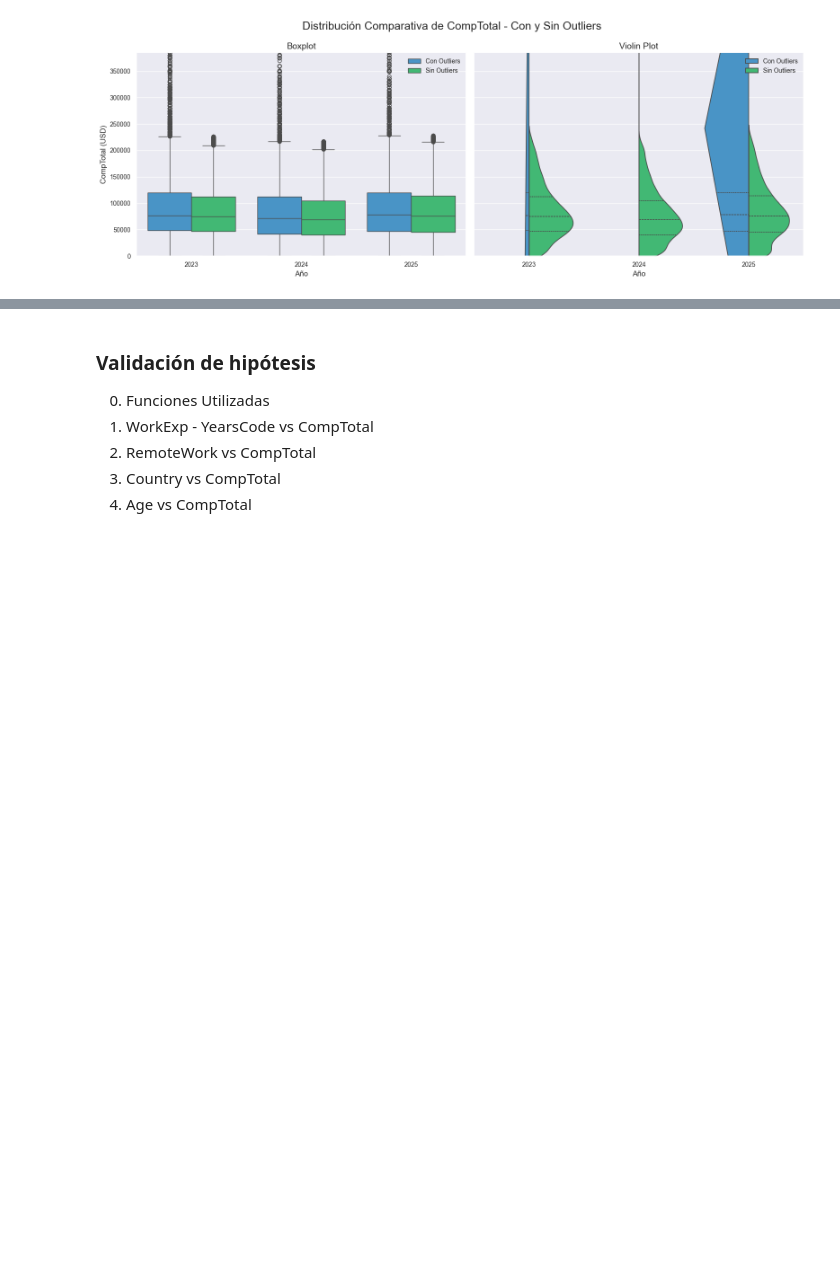
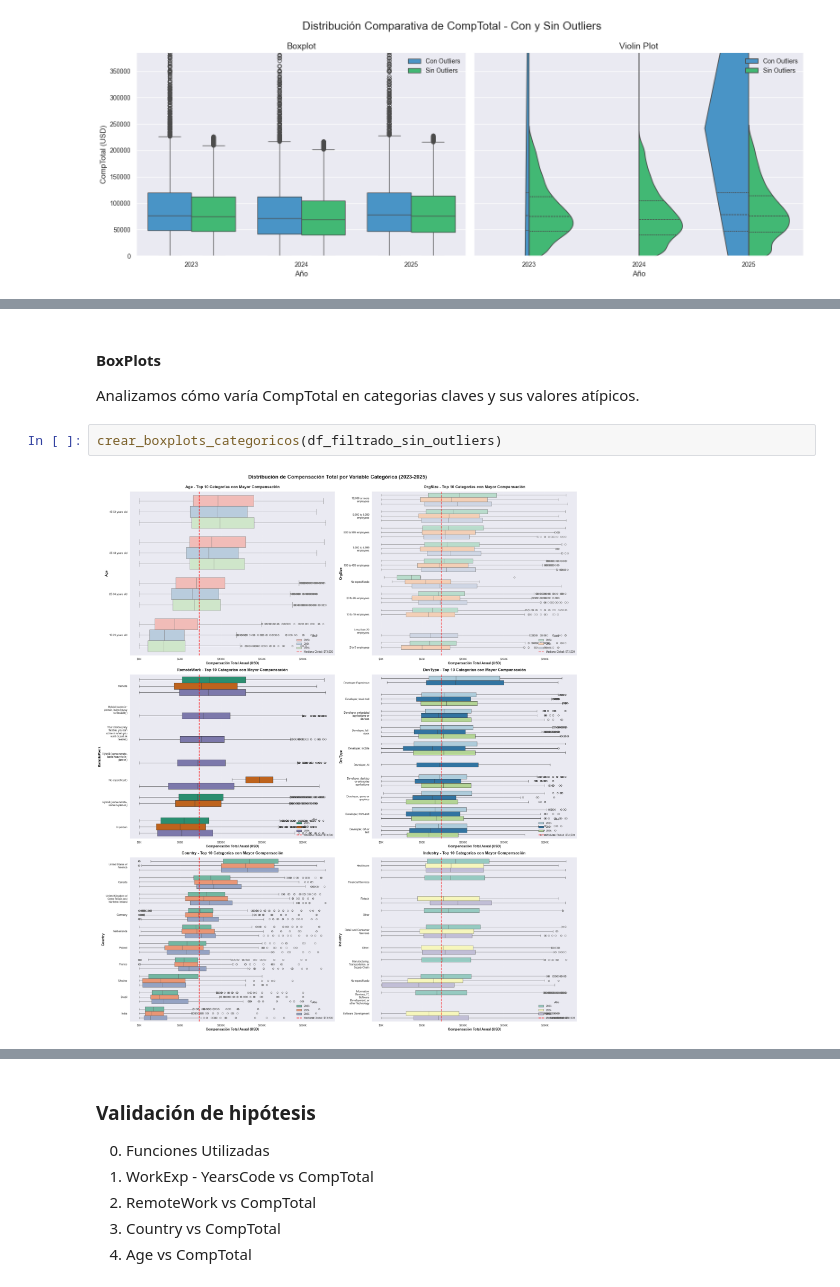
Before and after one commit to Maidana0/encuestas-stack-overflow, a Jupyter notebook: Proyecto_Final_Maidana_Franco.ipynb, the cells around one changed output, grey strips where cells are left out. Saved outputs shown, nothing was run; the diff lists cells and outputs as text; blank space fills up the shorter version.

Commit message:
categorias vs compensacion
diversos grÃaficos

```diff
--- a/Proyecto_Final_Maidana_Franco.ipynb
+++ b/Proyecto_Final_Maidana_Franco.ipynb
@@ -1117,0 +1534,7 @@ graficar_distribucion_completa(df_con_outliers=df_filtrado, df_sin_outliers=df_f
+# %% [markdown]
+#### BoxPlots
+Analizamos cómo varía CompTotal en categorias claves y sus valores atípicos.
+# %%
+crear_boxplots_categoricos(df_filtrado_sin_outliers)
+# %% [output]
+[figure, added]
```
Also changed, not shown: parts of 14 cells of this notebook.
